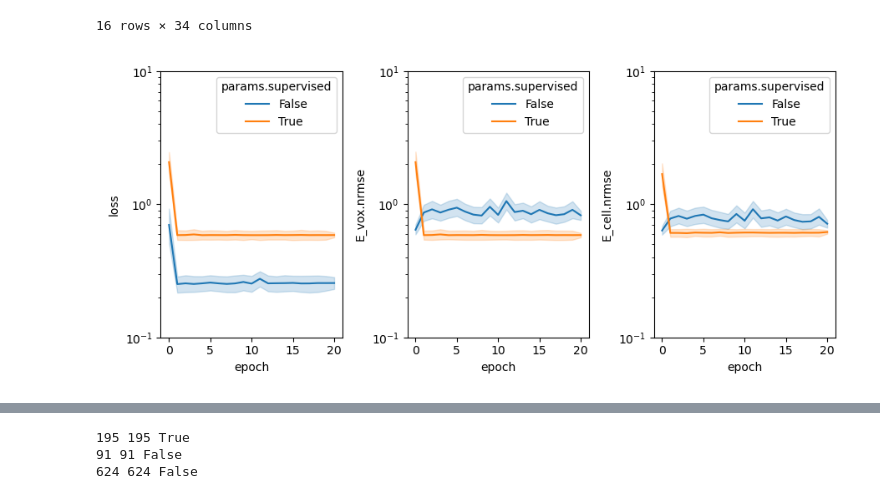
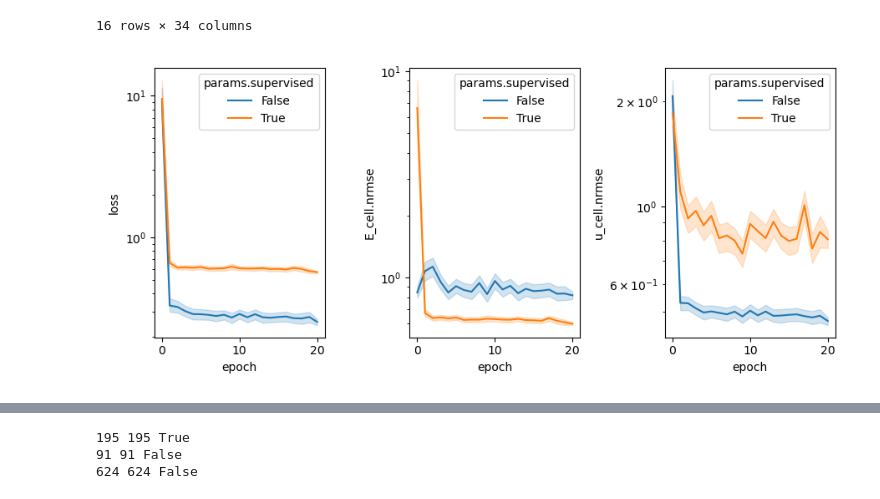
Before and after one commit to mattragoza/lung-project, a Jupyter notebook: notebooks/shapenet/32-training-experiment-new.ipynb, the cells around one changed output, grey strips where cells are left out. Saved outputs shown, nothing was run; the diff lists cells and outputs as text; code cells hidden in the pictures.

```diff
--- a/notebooks/shapenet/32-training-experiment-new.ipynb
+++ b/notebooks/shapenet/32-training-experiment-new.ipynb
@@ -325,51 +325,27 @@ import matplotlib.pyplot as plt
 import seaborn as sns
 # %%
 # load training jobs
-jobs_t = ps.load('2026-01-27_train')
+jobs_t = ps.load('2026-01-28_train')
 ex_df_t = ps.outputs(jobs_t,  output_name='outputs/example_metrics.csv')
 mat_df_t = ps.outputs(jobs_t,  output_name='outputs/material_metrics.csv')
 # %%
-fig, axes = plt.subplots(1,3, figsize=(9,4))
+y_cols = ['loss', 'E_cell.nrmse', 'u_cell.nrmse']
 
-sns.lineplot(
-    ex_df_t[
-        ex_df_t['params.rho_known'] &
-        (ex_df_t['params.bounds_mode'] == 'none')
-    ],
-    x='epoch',
-    y='loss',
-    hue='params.supervised',
-    ax=axes[0]
-)
-axes[0].set_yscale('log')
-axes[0].set_ylim(0.1, 10)
+fig, axes = plt.subplots(1, len(y_cols), figsize=(9,4))
 
-sns.lineplot(
-    ex_df_t[
-        ex_df_t['params.rho_known'] &
-        (ex_df_t['params.bounds_mode'] == 'none')
-    ],
-    x='epoch',
-    y='E_vox.nrmse',
-    hue='params.supervised',
-    ax=axes[1]
-)
-axes[1].set_yscale('log')
-axes[1].set_ylim(0.1, 10)
-
-sns.lineplot(
-    ex_df_t[
-        ex_df_t['params.rho_known'] &
-        (ex_df_t['params.bounds_mode'] == 'none')
-    ],
-    x='epoch',
-    y='E_cell.nrmse',
-    hue='params.supervised',
-    ax=axes[2]
-)
-axes[2].set_yscale('log')
-axes[2].set_ylim(0.1, 10)
+for i, y_col in enumerate(y_cols):
+    sns.lineplot(
+        ex_df_t[
+            ex_df_t['params.rho_known']
+        ],
+        x='epoch',
+        y=y_col,
+        hue='params.supervised',
+        ax=axes[i]
+    )
+    axes[i].set_ylabel(y_col)
+    axes[i].set_yscale('log')
 
 fig.tight_layout()
 # %% [output]
-[figure, old version]
+[figure, new version]
```
Also changed, not shown: parts of 5 cells of this notebook, 6 other files.
